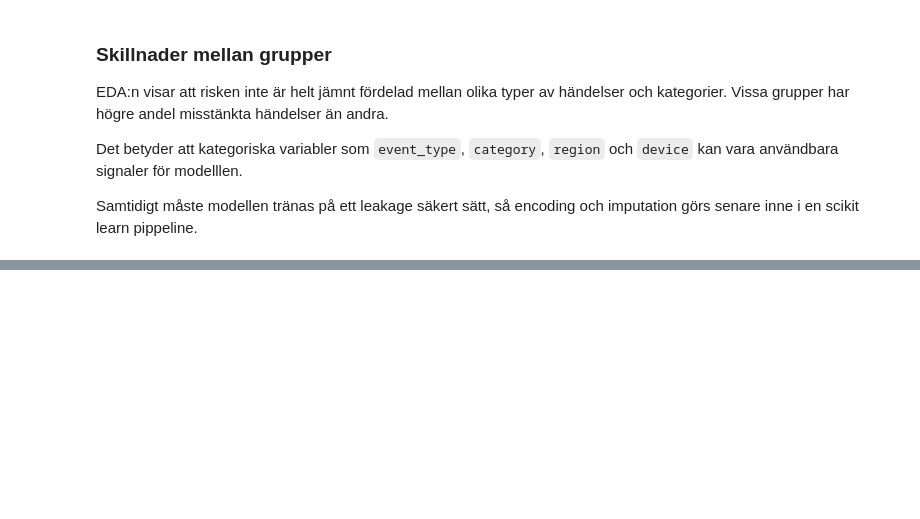
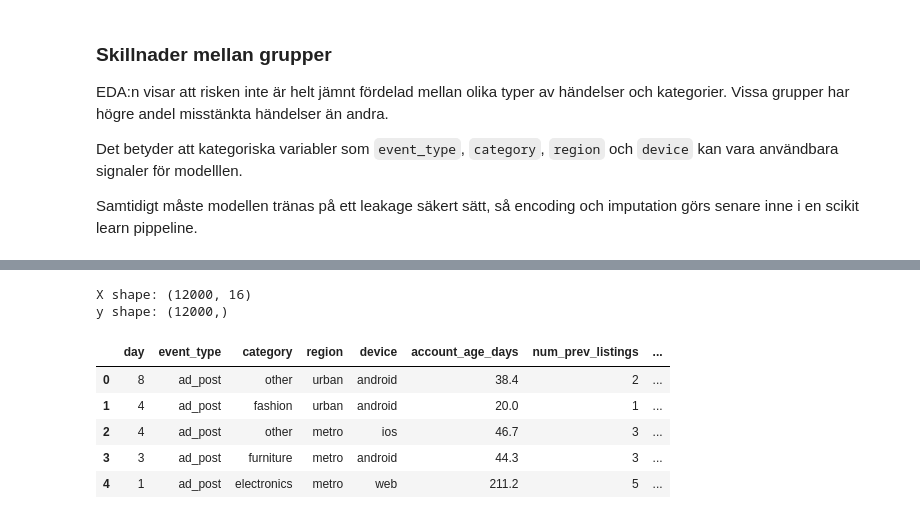
Before and after one commit to SoroushGReza/marketplace-safety-ml, a Jupyter notebook: notebooks/report.ipynb, the cells around one changed output, grey strips where cells are left out. Drawn from its saved outputs; the diff is of its cells as text; code cells hidden in the pictures; blank space fills up the shorter version.

```diff
--- a/notebooks/report.ipynb
+++ b/notebooks/report.ipynb
@@ -241,0 +250,24 @@ Samtidigt måste modellen tränas på ett leakage säkert sätt, så encoding oc
+# %%
+# Target
+target = "is_suspicious"
+
+# Kolumner som inte ska användas som features
+# id är bara en rad-ID och ska inte användas för att träna modellen.
+drop_columns = ["id", target]
+
+X = df.drop(columns=drop_columns)
+y = df[target]
+
+print("X shape:", X.shape)
+print("y shape:", y.shape)
+
+X.head()
+# %% [output]
+X shape: (12000, 16)
+y shape: (12000,)
+|  | day | event_type | category | region | device | account_age_days | num_prev_listings | ... |
+| 0 | 8 | ad_post | other | urban | android | 38.4 | 2 | ... |
+| 1 | 4 | ad_post | fashion | urban | android | 20.0 | 1 | ... |
+| 2 | 4 | ad_post | other | metro | ios | 46.7 | 3 | ... |
+| 3 | 3 | ad_post | furniture | metro | android | 44.3 | 3 | ... |
+| 4 | 1 | ad_post | electronics | metro | web | 211.2 | 5 | ... |
```
Also changed, not shown: parts of 6 cells of this notebook.
